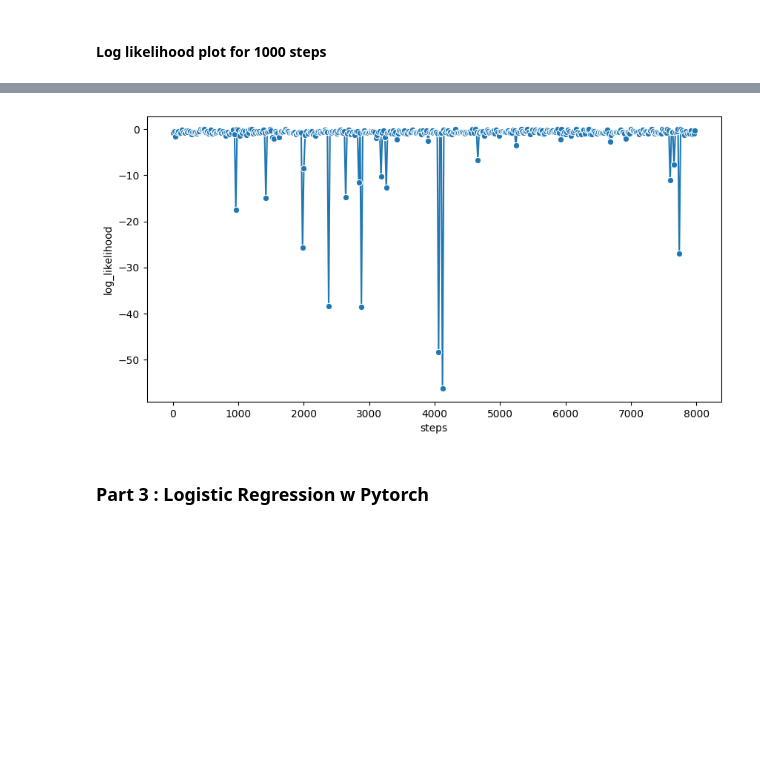
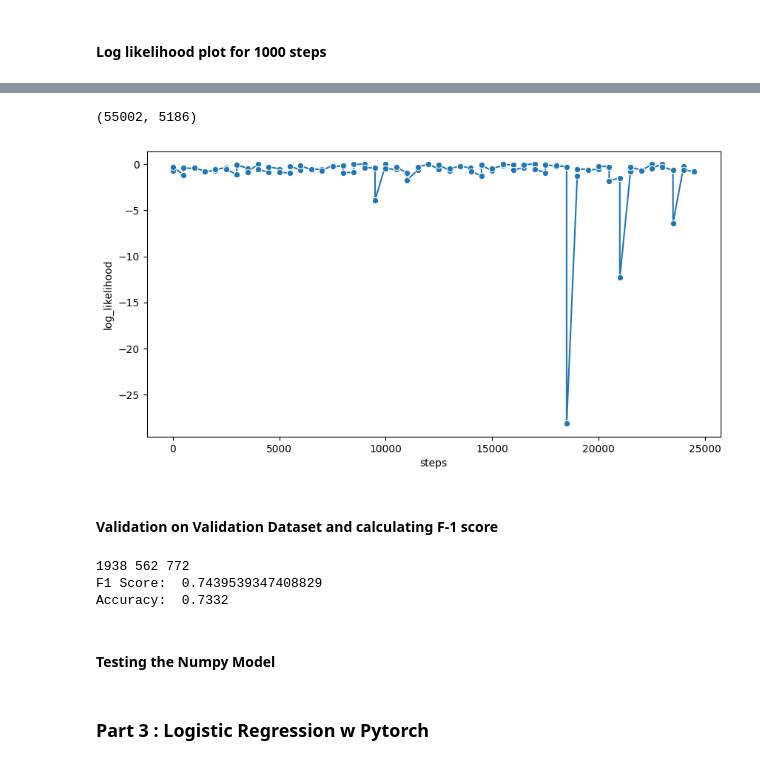
Before and after one commit to nandanasheri/cse595-hw1, a Jupyter notebook: model.ipynb, the cells around one changed output, grey strips where cells are left out. Drawn from its saved outputs; the diff is of its cells as text; code cells hidden in the pictures; blank space fills up the shorter version.

```diff
--- a/model.ipynb
+++ b/model.ipynb
@@ -242,12 +251,15 @@ plt.show()
-# %%
-# running the training loop for 1000 steps
-learning_rate = 5e-4
-num_steps = 8000
-log_likelihoods = logistic_regression(matrix, Y_class, learning_rate, num_steps, 1)
-# print(log_likelihoods)
-plt.figure(figsize=(10, 5))
-
-sns.lineplot(data=pandas.DataFrame(log_likelihoods, columns=['steps', 'log_likelihood']), x="steps", y="log_likelihood", marker="o")
-plt.show()
-# %% [output]
-[figure, removed]
+# %%
+# running the training loop for 1000 steps
+learning_rate = 5e-4
+num_steps = 25000
+log_likelihoods, beta_values = logistic_regression(matrix, Y_class, learning_rate, num_steps, 2, 500)
+# print(log_likelihoods)
+plt.figure(figsize=(10, 5))
+
+sns.lineplot(data=pandas.DataFrame(log_likelihoods, columns=['steps', 'log_likelihood']), x="steps", y="log_likelihood", marker="o")
+plt.show()
+# %% [output]
+(55002, 5186)
+[figure, added]
+# %% [markdown]
+#### Validation on Validation Dataset and calculating F-1 score
@@ -253,0 +274,29 @@ plt.show()
+# %%
+df_validate = pandas.read_csv("dev.csv")
+true_pos, false_pos, false_neg = 0,0,0
+Y_class_validate = create_class_vector(df_validate['label'].values)
+accurate = 0
+
+for i in range(len(df_validate["generation"])):
+
+    predicted_y = predict(df_validate["generation"].iloc[i], beta_values, indices)
+
+    if predicted_y == Y_class_validate[i]:
+        accurate += 1
+        if predicted_y == 1:
+            true_pos += 1
+    else:
+        if predicted_y == 0:
+            false_neg += 1
+        else:
+            false_pos += 1
+
+print("F1 Score: ", calculate_f1_score(true_pos, false_neg, false_pos))
+accuracy = accurate / (len(df_validate) * 1.0)
+print("Accuracy: ", accuracy)
+# %% [output]
+1938 562 772
+F1 Score:  0.7439539347408829
+Accuracy:  0.7332
+# %% [markdown]
+#### Testing the Numpy Model
```
Also changed, not shown: parts of 10 cells of this notebook.
